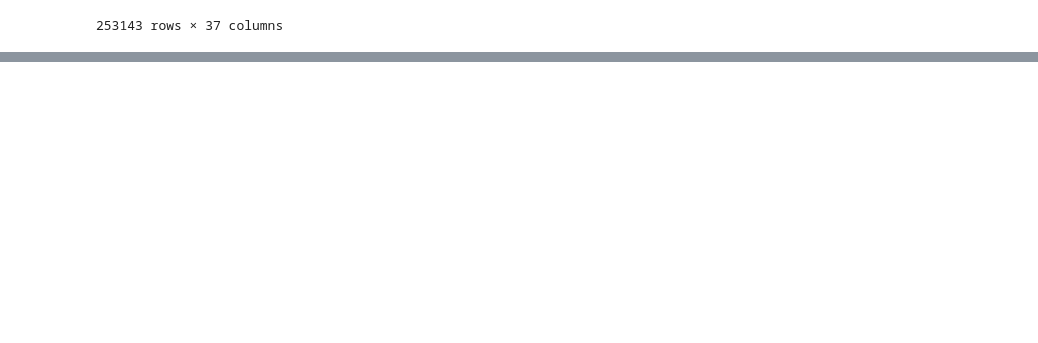
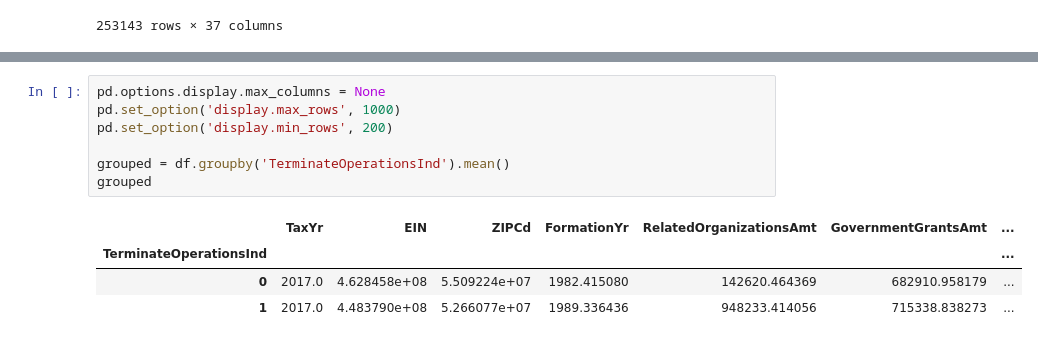
Before and after one commit to ethantenison/Impact_Capital, a Jupyter notebook: notebooks/990master.ipynb, the cells around one changed output, grey strips where cells are left out. Drawn from its saved outputs; the diff is of its cells as text; blank space fills up the shorter version.

```diff
--- a/notebooks/990master.ipynb
+++ b/notebooks/990master.ipynb
@@ -437,0 +476,12 @@ array([0, '0', "{'referenceDocumentId': 'IRS990ScheduleE'}",
+# %%
+pd.options.display.max_columns = None
+pd.set_option('display.max_rows', 1000)
+pd.set_option('display.min_rows', 200)
+
+grouped = df.groupby('TerminateOperationsInd').mean()
+grouped
+# %% [output]
+|  | TaxYr | EIN | ZIPCd | FormationYr | RelatedOrganizationsAmt | GovernmentGrantsAmt | ... |
+| TerminateOperationsInd |  |  |  |  |  |  | ... |
+| 0 | 2017.0 | 4.628458e+08 | 5.509224e+07 | 1982.415080 | 142620.464369 | 682910.958179 | ... |
+| 1 | 2017.0 | 4.483790e+08 | 5.266077e+07 | 1989.336436 | 948233.414056 | 715338.838273 | ... |
```
Also changed, not shown: parts of 15 cells of this notebook, 4 other files.
